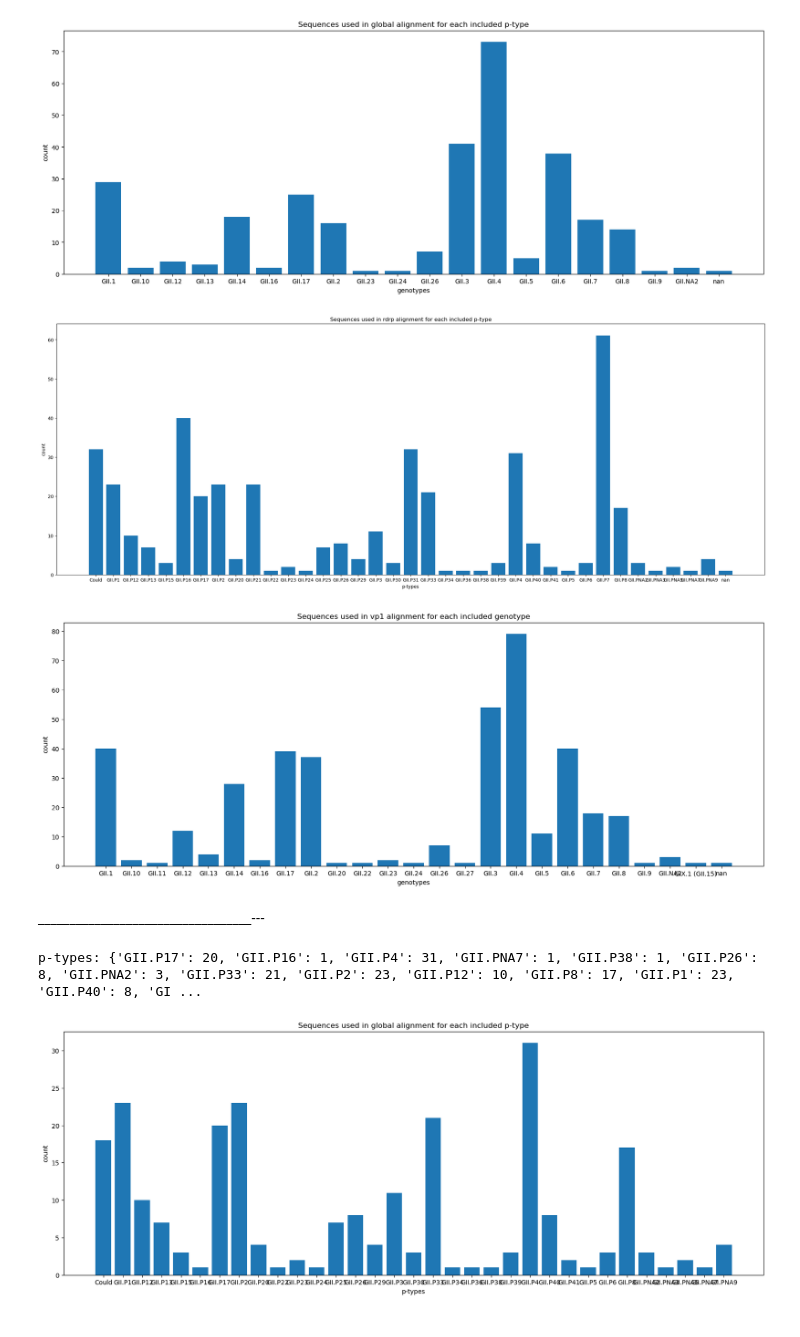
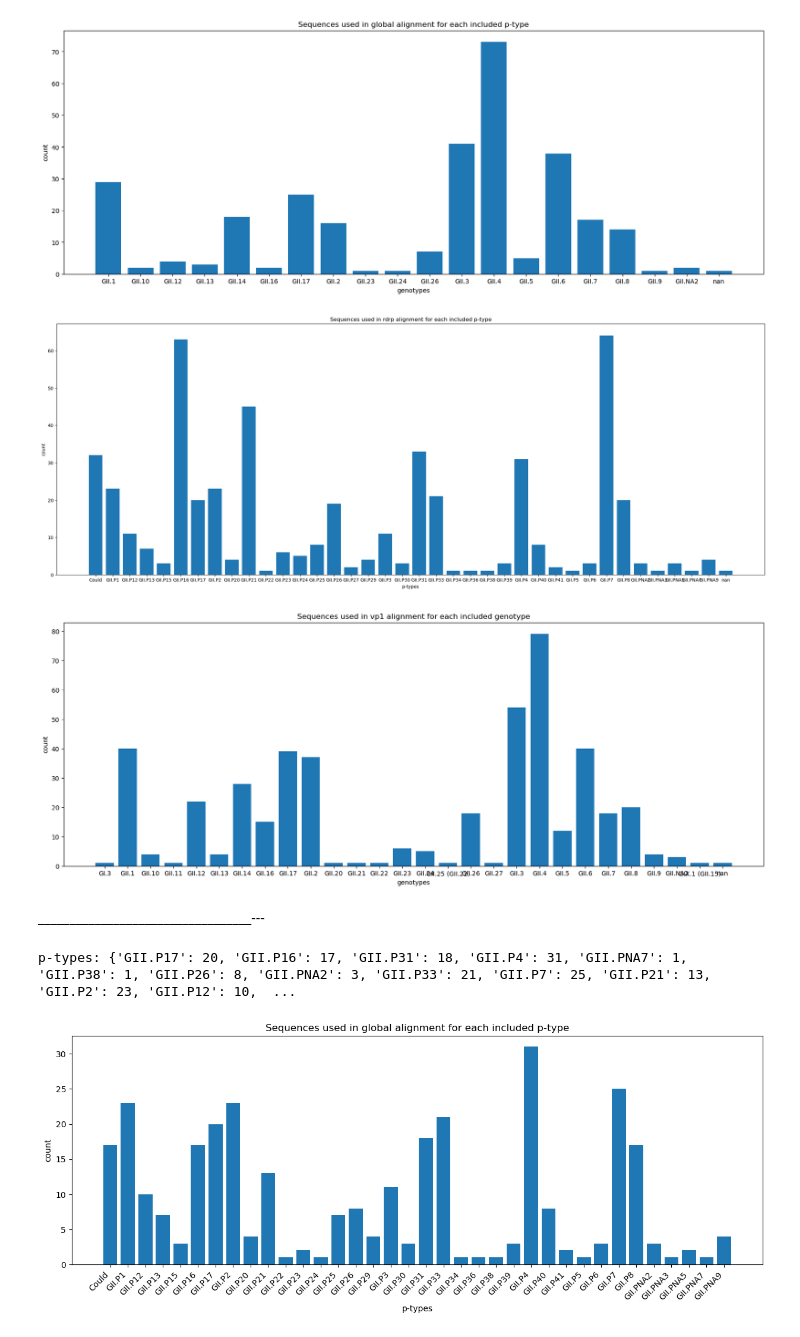
Before and after one commit to chriryde/norovirus-gii-dualtyping-ngs, a Jupyter notebook: notebooks/02_alignment.ipynb, the cells around one changed output. Saved outputs shown, nothing was run; the diff lists cells and outputs as text; code cells hidden in the pictures.

Commit message:
balanced rdrp and vp1; fixed plotting issues

```diff
--- a/notebooks/02_alignment.ipynb
+++ b/notebooks/02_alignment.ipynb
@@ -29,7 +29,7 @@ accessions = set()
 partials = set()
 
 df_acc = pd.read_csv(FINAL_ACCESSIONS)
-df_pa = pd.read_csv(PARTIAL_ACCESSIONS)
+df_pa = pd.read_csv(PARTIAL_RDRP_ACCESSIONS)
 
 
 for index, row in df_acc.iterrows():
@@ -172,7 +172,7 @@ plt.ylabel('count')
 plt.title('Sequences used in rdrp alignment for each included p-type')
 plt.show()
 # %% [output]
-[figure, old version]
+[figure, new version]
 # %%
 partial_genotypes = OrderedDict(sorted(partial_genotype_dict.items(), key = lambda item:item[0]))
 
@@ -185,7 +185,7 @@ plt.ylabel('count')
 plt.title('Sequences used in vp1 alignment for each included genotype')
 plt.show()
 # %% [output]
-[figure, old version]
+[figure, new version]
 # %% [markdown]
 __________________________________---
 # %%
@@ -230,7 +230,7 @@ for index, row in df.iterrows():
 # print()
 print(f'p-types: {p_type_dict}')
 # %% [output]
-p-types: {'GII.P17': 20, 'GII.P16': 1, 'GII.P4': 31, 'GII.PNA7': 1, 'GII.P38': 1, 'GII.P26': 8, 'GII.PNA2': 3, 'GII.P33': 21, 'GII.P2': 23, 'GII.P12': 10, 'GII.P8': 17, 'GII.P1': 23, 'GII.P40': 8, 'GI ...
+p-types: {'GII.P17': 20, 'GII.P16': 17, 'GII.P31': 18, 'GII.P4': 31, 'GII.PNA7': 1, 'GII.P38': 1, 'GII.P26': 8, 'GII.PNA2': 3, 'GII.P33': 21, 'GII.P7': 25, 'GII.P21': 13, 'GII.P2': 23, 'GII.P12': 10,  ...
 # %%
 # # partial_genotype_dict = genotype_dict.copy()
 # partial_p_type_dict = p_type_dict.copy()
@@ -282,13 +282,14 @@ p-types: {'GII.P17': 20, 'GII.P16': 1, 'GII.P4': 31, 'GII.PNA7': 1, 'GII.P38': 1
 # %%
 p_types = OrderedDict(sorted(p_type_dict.items(), key = lambda item:item[0]))
 
 # print(genotypes)
 
-plt.figure(figsize=(20, 7))
+plt.figure(figsize=(15, 5))
 plt.bar(list(p_types.keys()), list(p_types.values()))
 plt.xlabel('p-types')
+plt.xticks(rotation=45, ha='right')
 plt.ylabel('count')
 plt.title('Sequences used in global alignment for each included p-type')
 plt.show()
 # %% [output]
-[figure, old version]
+[figure, new version]
```
Also changed, not shown: parts of 1 cell of this notebook, 35 other files.
